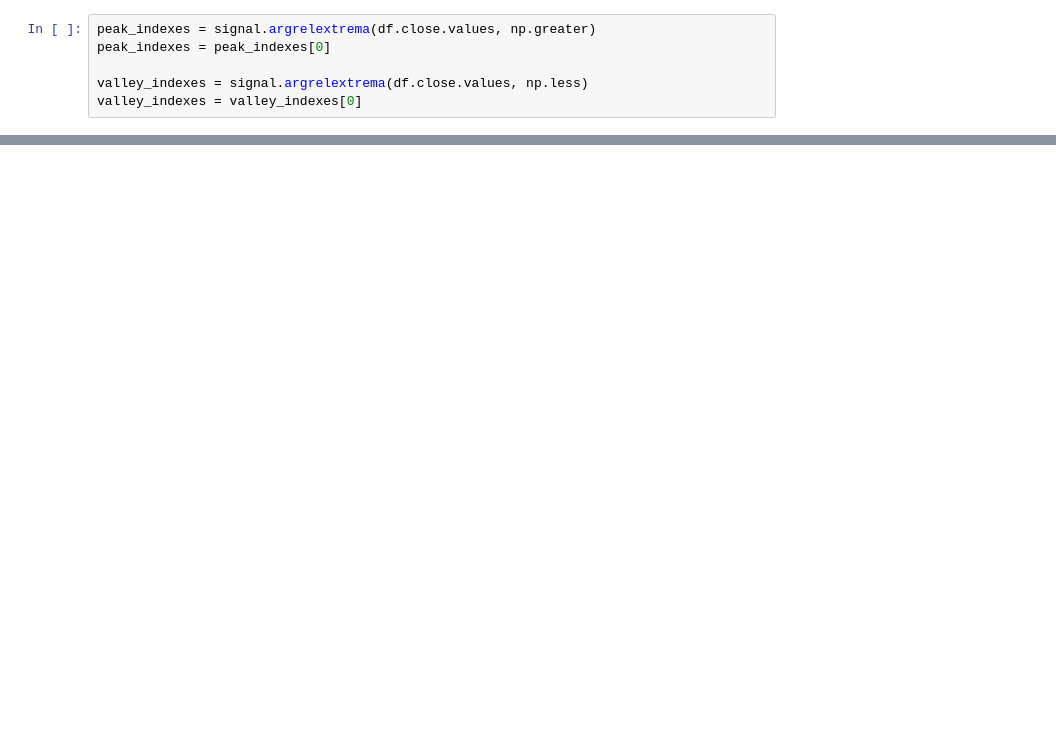
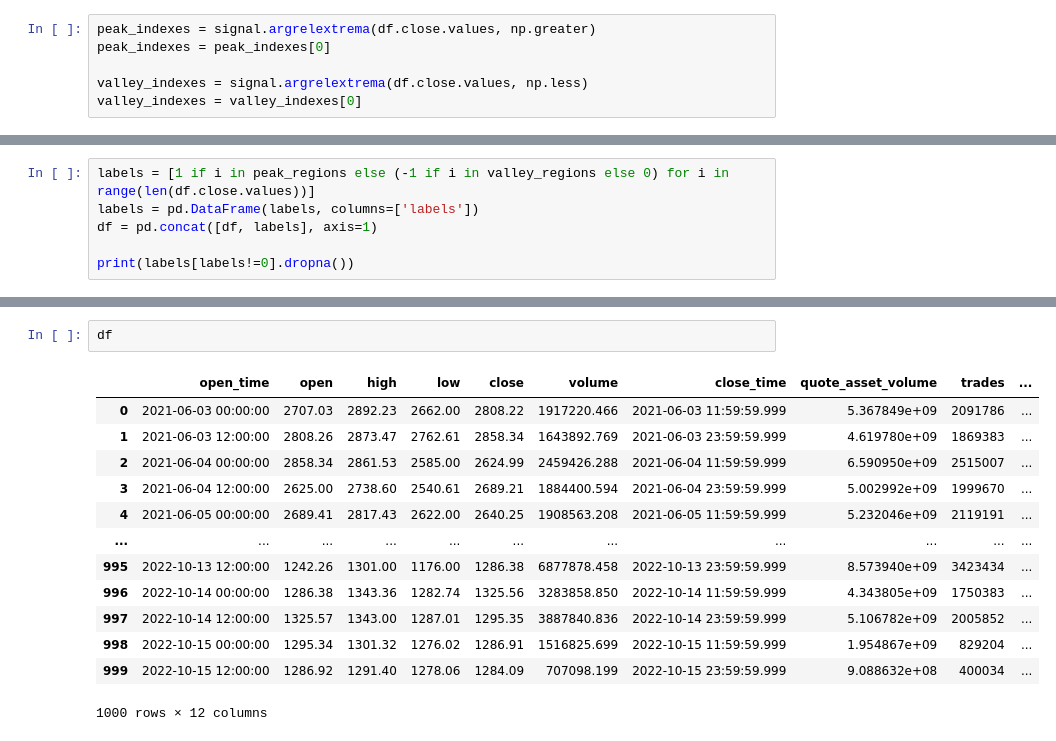
Before and after one commit to izzortsi/trailing_orders, a Jupyter notebook: peak_finding/peak_finding_simpler.ipynb, the cells around one changed output, grey strips where cells are left out. Drawn from its saved outputs; the diff is of its cells as text; blank space fills up the shorter version.

```diff
--- a/peak_finding/peak_finding_simpler.ipynb
+++ b/peak_finding/peak_finding_simpler.ipynb
@@ -184,0 +190,6 @@ ax.grid(True, which="minor")
+# %%
+labels = [1 if i in peak_regions else (-1 if i in valley_regions else 0) for i in range(len(df.close.values))]
+labels = pd.DataFrame(labels, columns=['labels'])
+df = pd.concat([df, labels], axis=1)
+
+print(labels[labels!=0].dropna())
@@ -184,0 +211,16 @@ ax.grid(True, which="minor")
+# %%
+df
+# %% [output]
+|  | open_time | open | high | low | close | volume | close_time | quote_asset_volume | trades | ... |
+| 0 | 2021-06-03 00:00:00 | 2707.03 | 2892.23 | 2662.00 | 2808.22 | 1917220.466 | 2021-06-03 11:59:59.999 | 5.367849e+09 | 2091786 | ... |
+| 1 | 2021-06-03 12:00:00 | 2808.26 | 2873.47 | 2762.61 | 2858.34 | 1643892.769 | 2021-06-03 23:59:59.999 | 4.619780e+09 | 1869383 | ... |
+| 2 | 2021-06-04 00:00:00 | 2858.34 | 2861.53 | 2585.00 | 2624.99 | 2459426.288 | 2021-06-04 11:59:59.999 | 6.590950e+09 | 2515007 | ... |
+| 3 | 2021-06-04 12:00:00 | 2625.00 | 2738.60 | 2540.61 | 2689.21 | 1884400.594 | 2021-06-04 23:59:59.999 | 5.002992e+09 | 1999670 | ... |
+| 4 | 2021-06-05 00:00:00 | 2689.41 | 2817.43 | 2622.00 | 2640.25 | 1908563.208 | 2021-06-05 11:59:59.999 | 5.232046e+09 | 2119191 | ... |
+| ... | ... | ... | ... | ... | ... | ... | ... | ... | ... | ... |
+| 995 | 2022-10-13 12:00:00 | 1242.26 | 1301.00 | 1176.00 | 1286.38 | 6877878.458 | 2022-10-13 23:59:59.999 | 8.573940e+09 | 3423434 | ... |
+| 996 | 2022-10-14 00:00:00 | 1286.38 | 1343.36 | 1282.74 | 1325.56 | 3283858.850 | 2022-10-14 11:59:59.999 | 4.343805e+09 | 1750383 | ... |
+| 997 | 2022-10-14 12:00:00 | 1325.57 | 1343.00 | 1287.01 | 1295.35 | 3887840.836 | 2022-10-14 23:59:59.999 | 5.106782e+09 | 2005852 | ... |
+| 998 | 2022-10-15 00:00:00 | 1295.34 | 1301.32 | 1276.02 | 1286.91 | 1516825.699 | 2022-10-15 11:59:59.999 | 1.954867e+09 | 829204 | ... |
+| 999 | 2022-10-15 12:00:00 | 1286.92 | 1291.40 | 1278.06 | 1284.09 | 707098.199 | 2022-10-15 23:59:59.999 | 9.088632e+08 | 400034 | ... |
+1000 rows × 12 columns
```
Also changed, not shown: parts of 11 cells of this notebook, 1 other file.
